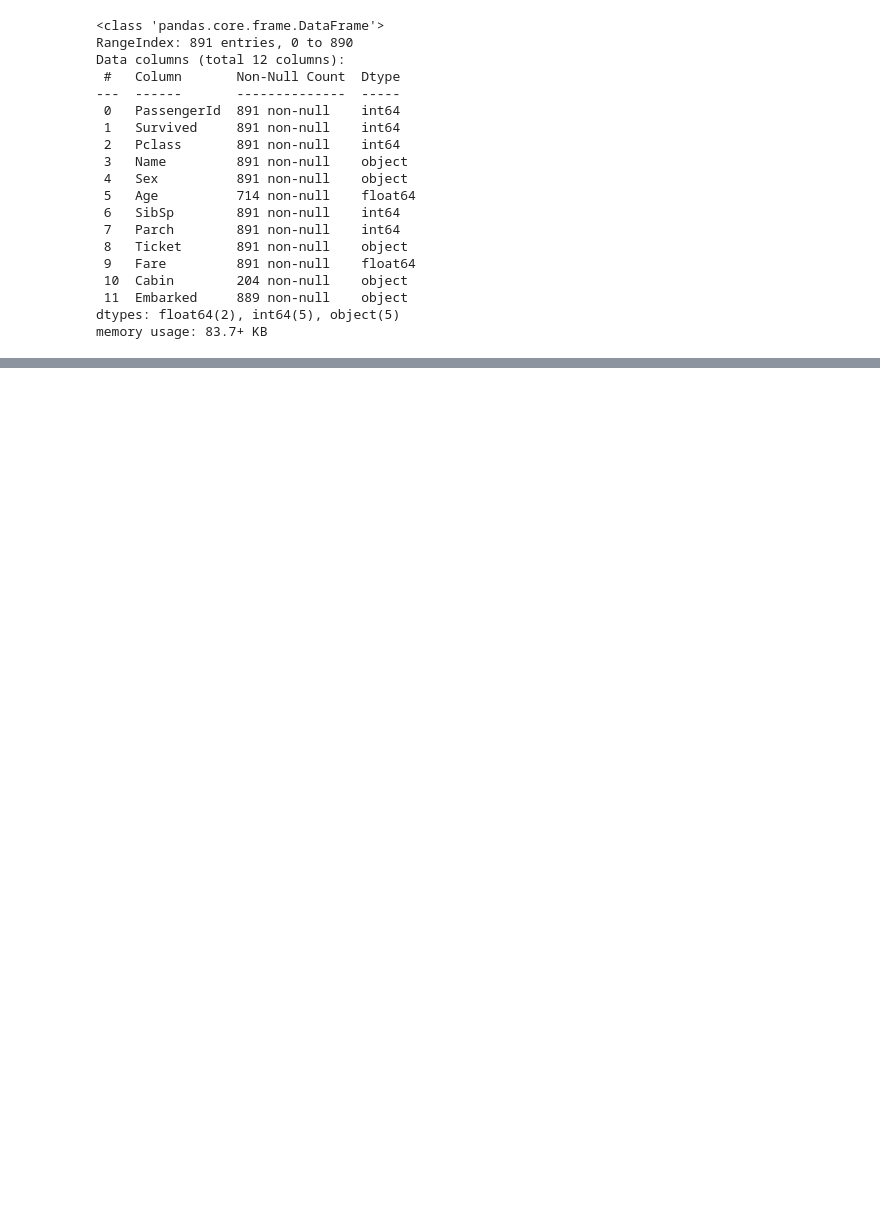
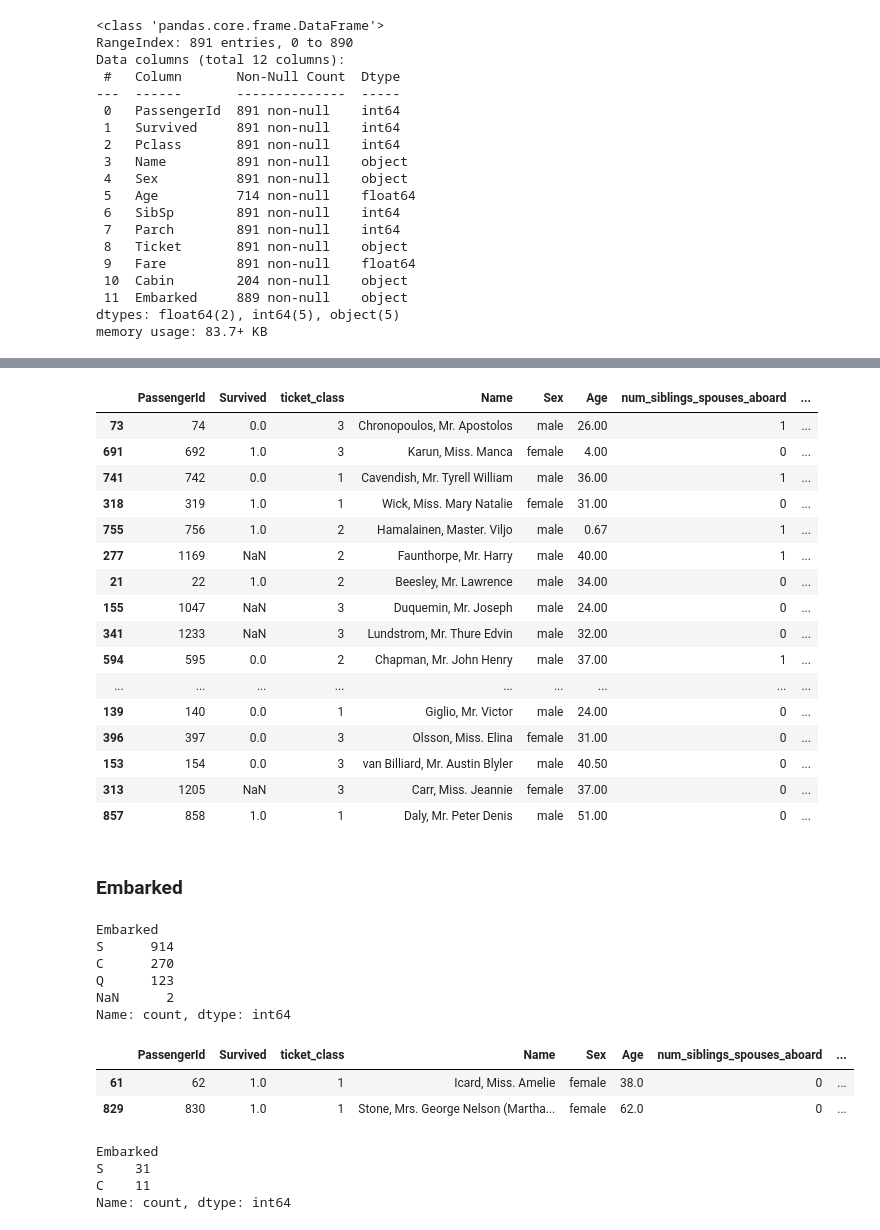
Before and after one commit to EthanStanks/DATA6550-Visualization, a Jupyter notebook: code/Ethan_Sandbox.ipynb, the cells around one changed output, grey strips where cells are left out. Drawn from its saved outputs; the diff is of its cells as text; code cells hidden in the pictures; blank space fills up the shorter version.

```diff
--- a/code/Ethan_Sandbox.ipynb
+++ b/code/Ethan_Sandbox.ipynb
@@ -92,0 +139,44 @@ memory usage: 83.7+ KB
+# %%
+df_combined.sample(20)
+# %% [output]
+|  | PassengerId | Survived | ticket_class | Name | Sex | Age | num_siblings_spouses_aboard | ... |
+| 73 | 74 | 0.0 | 3 | Chronopoulos, Mr. Apostolos | male | 26.00 | 1 | ... |
+| 691 | 692 | 1.0 | 3 | Karun, Miss. Manca | female | 4.00 | 0 | ... |
+| 741 | 742 | 0.0 | 1 | Cavendish, Mr. Tyrell William | male | 36.00 | 1 | ... |
+| 318 | 319 | 1.0 | 1 | Wick, Miss. Mary Natalie | female | 31.00 | 0 | ... |
+| 755 | 756 | 1.0 | 2 | Hamalainen, Master. Viljo | male | 0.67 | 1 | ... |
+| 277 | 1169 | NaN | 2 | Faunthorpe, Mr. Harry | male | 40.00 | 1 | ... |
+| 21 | 22 | 1.0 | 2 | Beesley, Mr. Lawrence | male | 34.00 | 0 | ... |
+| 155 | 1047 | NaN | 3 | Duquemin, Mr. Joseph | male | 24.00 | 0 | ... |
+| 341 | 1233 | NaN | 3 | Lundstrom, Mr. Thure Edvin | male | 32.00 | 0 | ... |
+| 594 | 595 | 0.0 | 2 | Chapman, Mr. John Henry | male | 37.00 | 1 | ... |
+| ... | ... | ... | ... | ... | ... | ... | ... | ... |
+| 139 | 140 | 0.0 | 1 | Giglio, Mr. Victor | male | 24.00 | 0 | ... |
+| 396 | 397 | 0.0 | 3 | Olsson, Miss. Elina | female | 31.00 | 0 | ... |
+| 153 | 154 | 0.0 | 3 | van Billiard, Mr. Austin Blyler | male | 40.50 | 0 | ... |
+| 313 | 1205 | NaN | 3 | Carr, Miss. Jeannie | female | 37.00 | 0 | ... |
+| 857 | 858 | 1.0 | 1 | Daly, Mr. Peter Denis | male | 51.00 | 0 | ... |
+# %% [markdown]
+### Embarked
+# %%
+df_combined['Embarked'].value_counts(dropna=False)
+# %% [output]
+Embarked
+S      914
+C      270
+Q      123
+NaN      2
+Name: count, dtype: int64
+# %%
+df_combined[df_combined['Embarked'].isna()]
+# %% [output]
+|  | PassengerId | Survived | ticket_class | Name | Sex | Age | num_siblings_spouses_aboard | ... |
+| 61 | 62 | 1.0 | 1 | Icard, Miss. Amelie | female | 38.0 | 0 | ... |
+| 829 | 830 | 1.0 | 1 | Stone, Mrs. George Nelson (Martha... | female | 62.0 | 0 | ... |
+# %%
+df_combined[df_combined["Cabin"].str.contains("B", na=False) & ~df_combined["ticket_number"].str.contains("PC", na=False)]['Embarked'].value_counts()
+# %% [output]
+Embarked
+S    31
+C    11
+Name: count, dtype: int64
```
Also changed, not shown: parts of 66 cells of this notebook.
